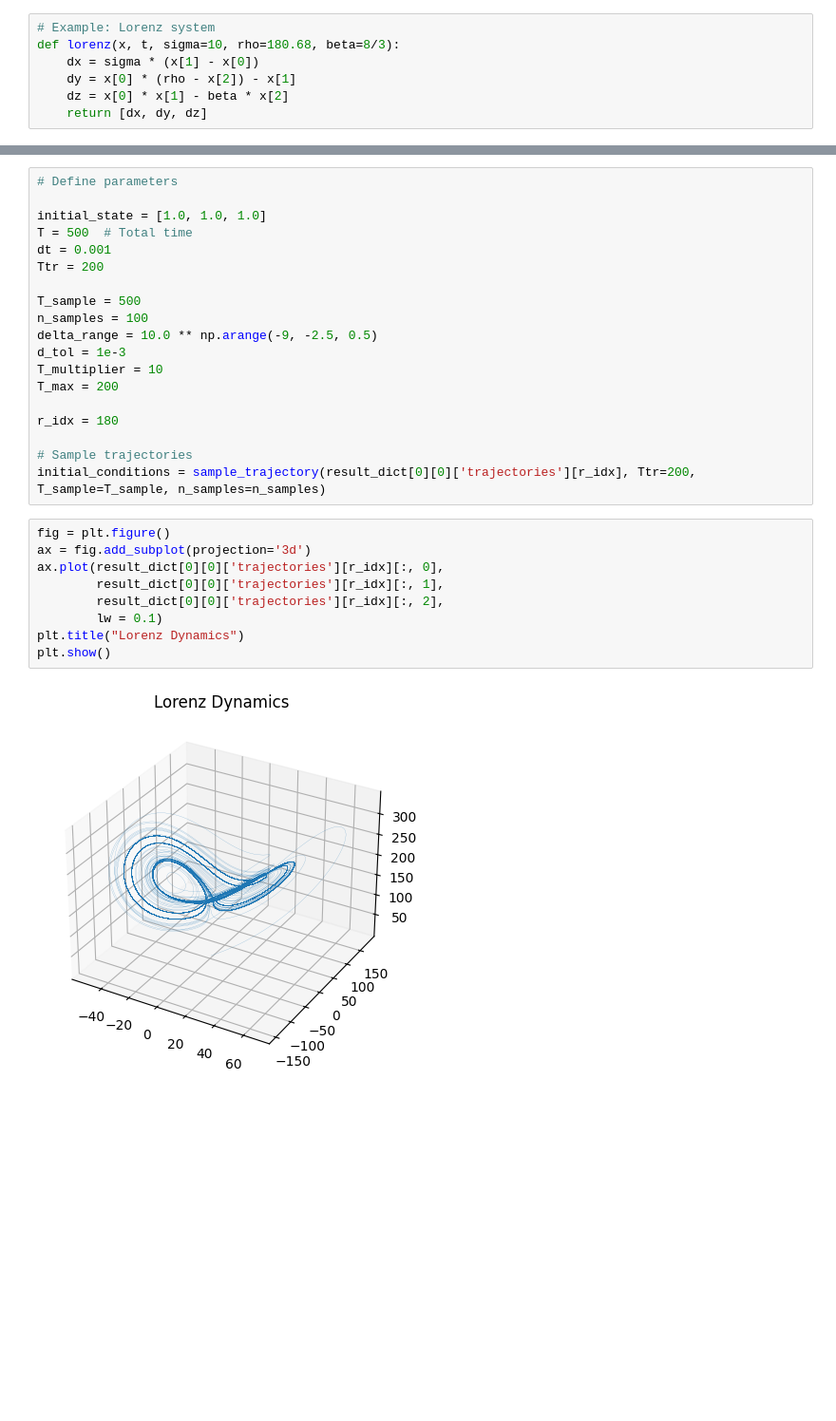
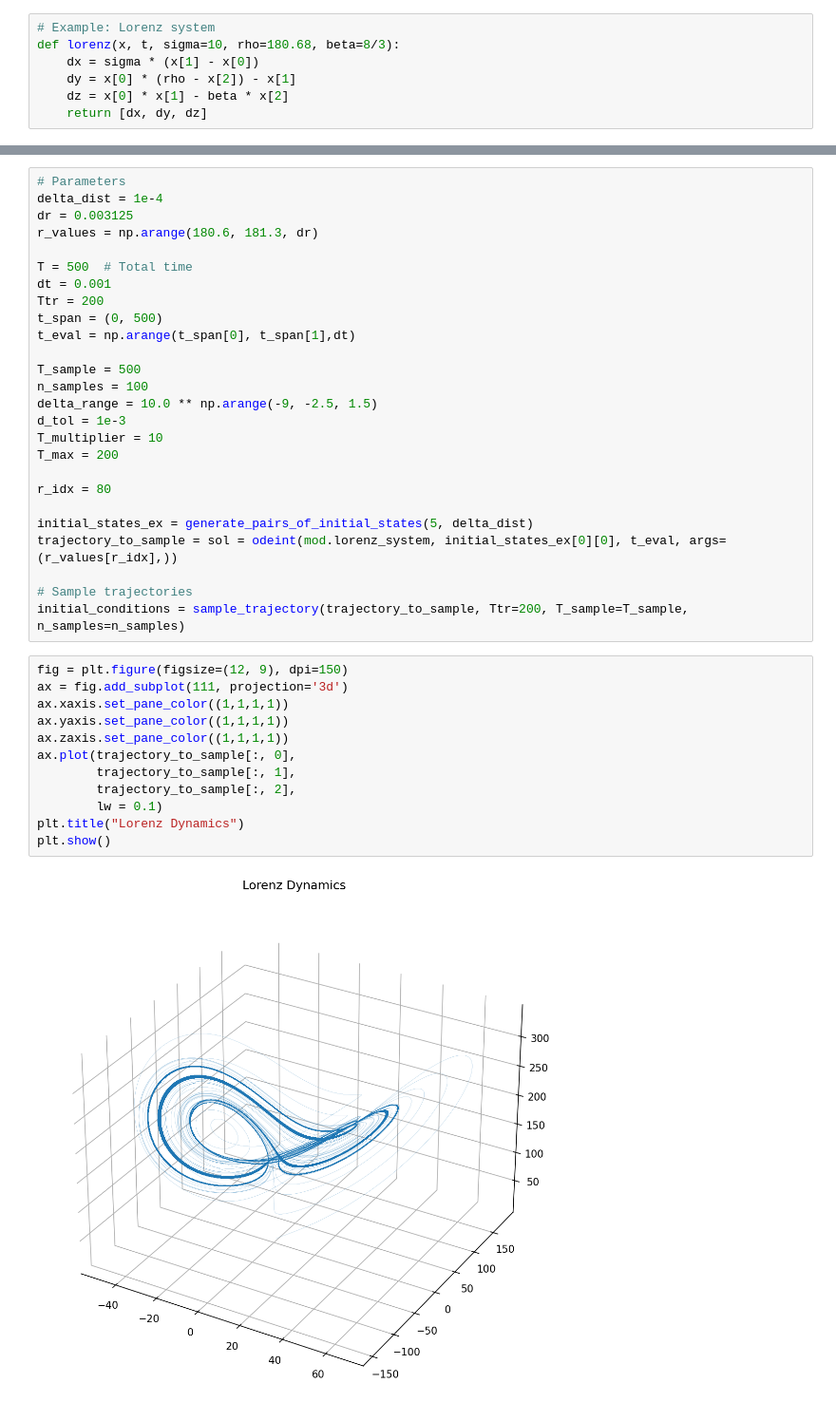
Before and after one commit to BKris2315/predicting-chaos-from-timeseries, a Jupyter notebook: notebooks/chaos_proj.ipynb, the cells around one changed output, grey strips where cells are left out. Shown at 95% size. Cells and saved outputs as stored; diff of their text form; blank space fills up the shorter version.

```diff
--- a/notebooks/chaos_proj.ipynb
+++ b/notebooks/chaos_proj.ipynb
@@ -782,30 +302,40 @@ def compute_distance_slope(delta_range, distances):
 # %%
-# Define parameters
+# Parameters
+delta_dist = 1e-4
+dr = 0.003125
+r_values = np.arange(180.6, 181.3, dr)
 
-initial_state = [1.0, 1.0, 1.0]
 T = 500  # Total time
 dt = 0.001
 Ttr = 200
+t_span = (0, 500)
+t_eval = np.arange(t_span[0], t_span[1],dt)
 
 T_sample = 500
 n_samples = 100
-delta_range = 10.0 ** np.arange(-9, -2.5, 0.5)
+delta_range = 10.0 ** np.arange(-9, -2.5, 1.5)
 d_tol = 1e-3
 T_multiplier = 10
 T_max = 200
 
-r_idx = 180
+r_idx = 80
+
+initial_states_ex = generate_pairs_of_initial_states(5, delta_dist)
+trajectory_to_sample = sol = odeint(mod.lorenz_system, initial_states_ex[0][0], t_eval, args=(r_values[r_idx],))
 
 # Sample trajectories
-initial_conditions = sample_trajectory(result_dict[0][0]['trajectories'][r_idx], Ttr=200, T_sample=T_sample, n_samples=n_samples)
+initial_conditions = sample_trajectory(trajectory_to_sample, Ttr=200, T_sample=T_sample, n_samples=n_samples)
 # %%
-fig = plt.figure()
-ax = fig.add_subplot(projection='3d')
-ax.plot(result_dict[0][0]['trajectories'][r_idx][:, 0],
-        result_dict[0][0]['trajectories'][r_idx][:, 1],
-        result_dict[0][0]['trajectories'][r_idx][:, 2],
+fig = plt.figure(figsize=(12, 9), dpi=150)
+ax = fig.add_subplot(111, projection='3d')
+ax.xaxis.set_pane_color((1,1,1,1))
+ax.yaxis.set_pane_color((1,1,1,1))
+ax.zaxis.set_pane_color((1,1,1,1))
+ax.plot(trajectory_to_sample[:, 0],
+        trajectory_to_sample[:, 1],
+        trajectory_to_sample[:, 2],
         lw = 0.1)
 plt.title("Lorenz Dynamics")
 plt.show()
 # %% [output]
-[figure, old version]
+[figure, new version]
```
Also changed, not shown: parts of 30 cells of this notebook, 11 other files.
